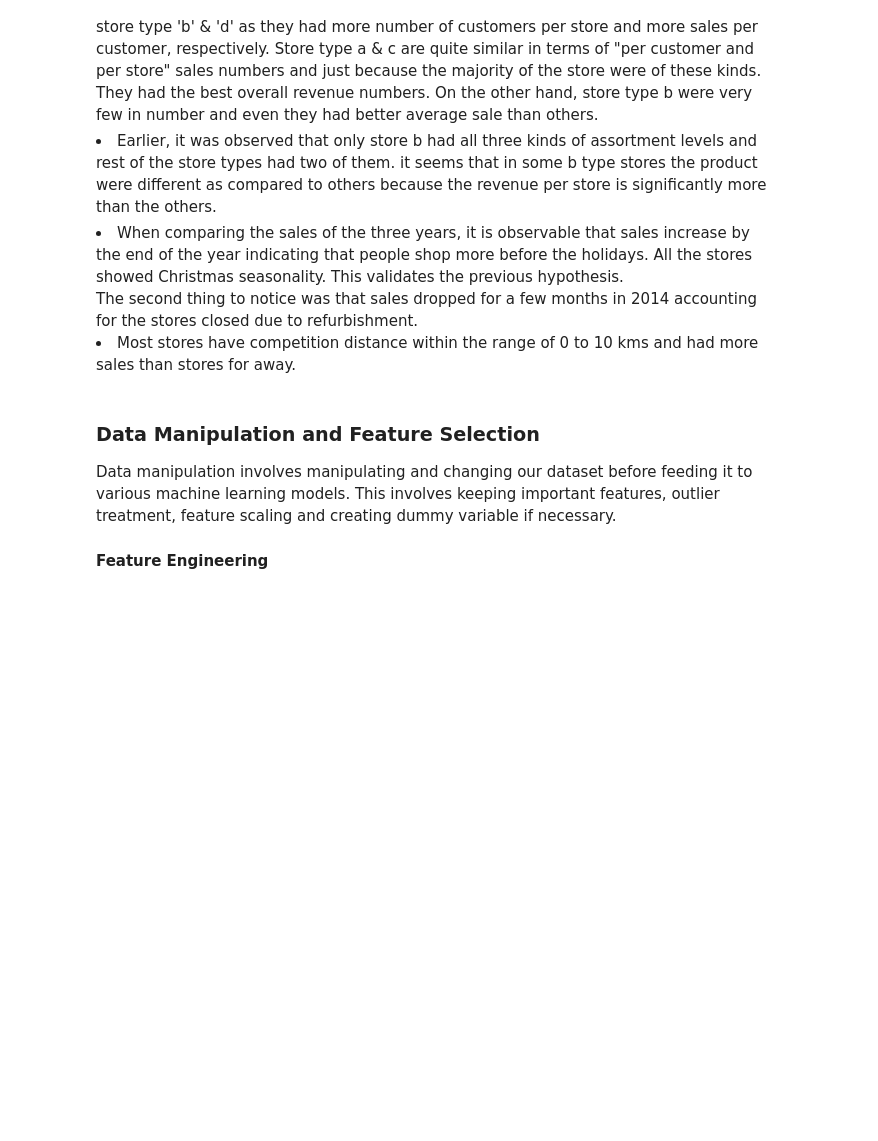
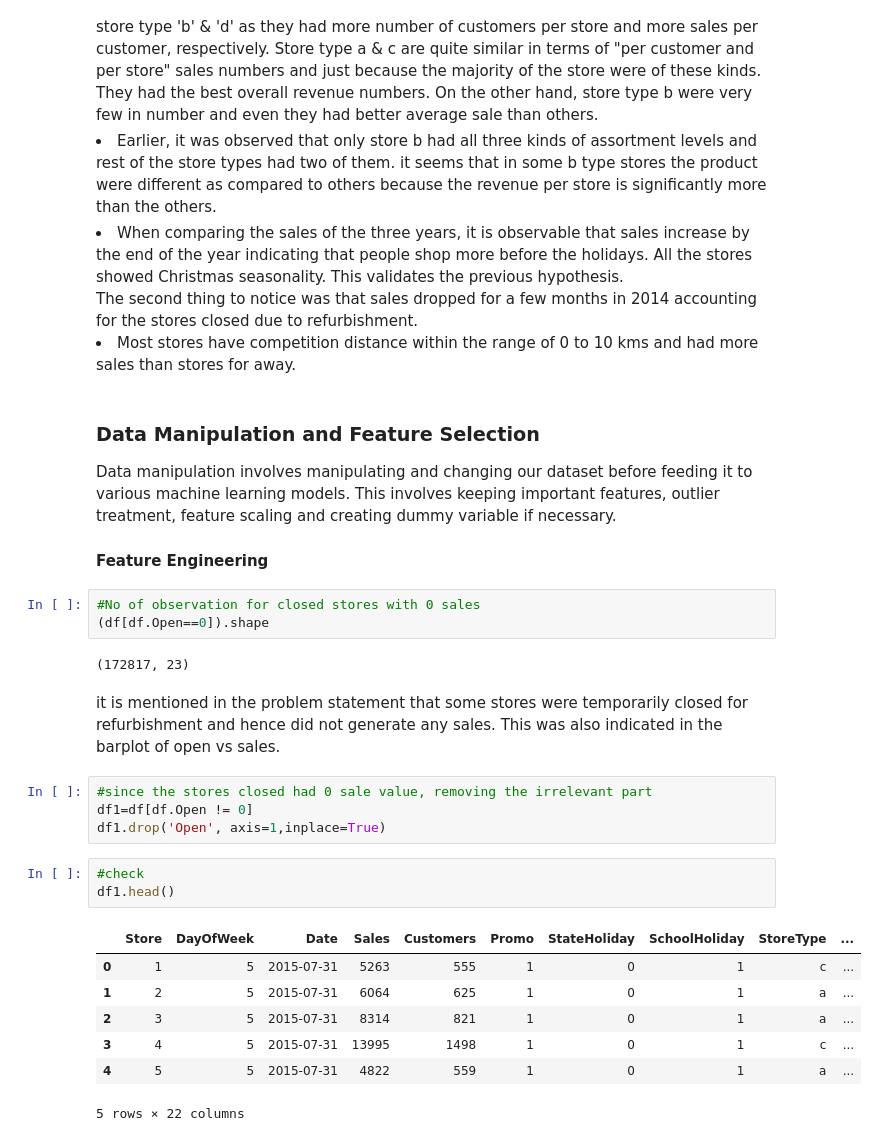
Before and after one commit to ambika1us/Retail_Sales_Prediction, a Jupyter notebook: Retail_Sales_Prediction.ipynb, the cells around one changed output. Cells and saved outputs as stored; diff of their text form; blank space fills up the shorter version.

```diff
--- a/Retail_Sales_Prediction.ipynb
+++ b/Retail_Sales_Prediction.ipynb
@@ -513,3 +513,25 @@ The second thing to notice was that sales dropped for a few months in 2014 accou
 <h3>Data Manipulation and Feature Selection</h3>
 Data manipulation involves manipulating and changing our dataset before feeding it to various machine learning models. This involves keeping important features, outlier treatment, feature scaling and creating dummy variable if necessary.
 <h4>Feature Engineering</h4>
+# %%
+#No of observation for closed stores with 0 sales
+(df[df.Open==0]).shape
+# %% [output]
+(172817, 23)
+# %% [markdown]
+it is mentioned in the problem statement that some stores were temporarily closed for refurbishment and hence did not generate any sales. This was also indicated in the barplot of open vs sales.
+# %%
+#since the stores closed had 0 sale value, removing the irrelevant part
+df1=df[df.Open != 0]
+df1.drop('Open', axis=1,inplace=True)
+# %%
+#check
+df1.head()
+# %% [output]
+|  | Store | DayOfWeek | Date | Sales | Customers | Promo | StateHoliday | SchoolHoliday | StoreType | ... |
+| 0 | 1 | 5 | 2015-07-31 | 5263 | 555 | 1 | 0 | 1 | c | ... |
+| 1 | 2 | 5 | 2015-07-31 | 6064 | 625 | 1 | 0 | 1 | a | ... |
+| 2 | 3 | 5 | 2015-07-31 | 8314 | 821 | 1 | 0 | 1 | a | ... |
+| 3 | 4 | 5 | 2015-07-31 | 13995 | 1498 | 1 | 0 | 1 | c | ... |
+| 4 | 5 | 5 | 2015-07-31 | 4822 | 559 | 1 | 0 | 1 | a | ... |
+5 rows × 22 columns
```
Also changed, not shown: parts of 3 cells of this notebook.
